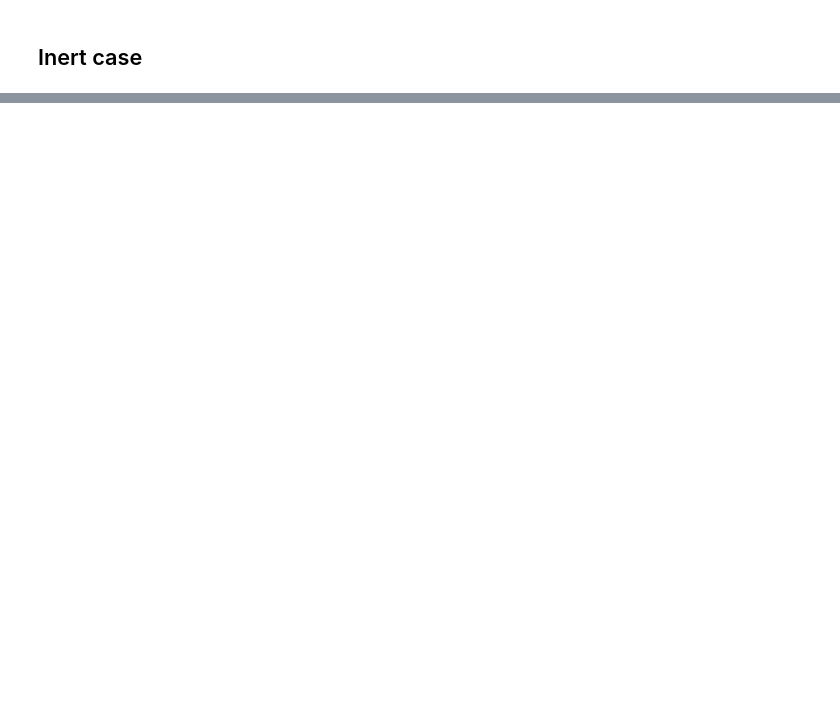
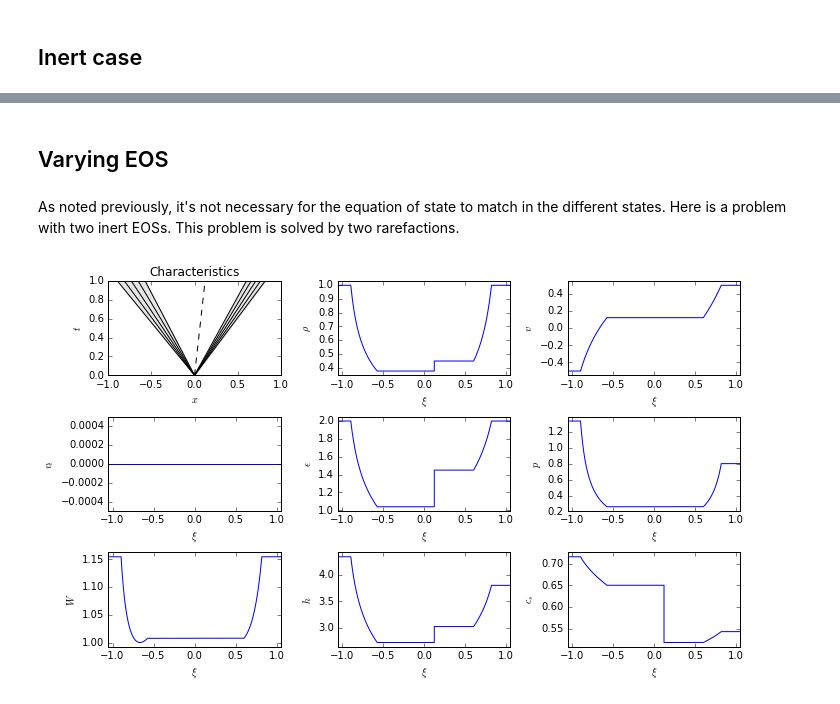
Before and after one commit to harpolea/r3d2, a Jupyter notebook: docs/p_v_plots.ipynb, the cells around one changed output, grey strips where cells are left out. Saved outputs shown, nothing was run; the diff lists cells and outputs as text; code cells hidden in the pictures; blank space fills up the shorter version.

```diff
--- a/docs/p_v_plots.ipynb
+++ b/docs/p_v_plots.ipynb
@@ -180,0 +35,13 @@ display_png(test_1_rp)
+# %% [markdown]
+## Varying EOS
+# %% [markdown]
+As noted previously, it's not necessary for the equation of state to match in the different states. Here is a problem with two inert EOSs. This problem is solved by two rarefactions.
+# %%
+gamma_air = 1.4
+eos_air = eos_defns.eos_gamma_law(gamma_air)
+U_vary_eos_L = State(1.0, -0.5, 0.0, 2.0, eos, label="L")
+U_vary_eos_R = State(1.0, +0.5, 0.0, 2.0, eos_air, label="R")
+test_vary_eos_rp = RiemannProblem(U_vary_eos_L, U_vary_eos_R)
+display_png(test_vary_eos_rp)
+# %% [output]
+[figure, added]
```
Also changed, not shown: parts of 25 cells of this notebook, 2 other files.
